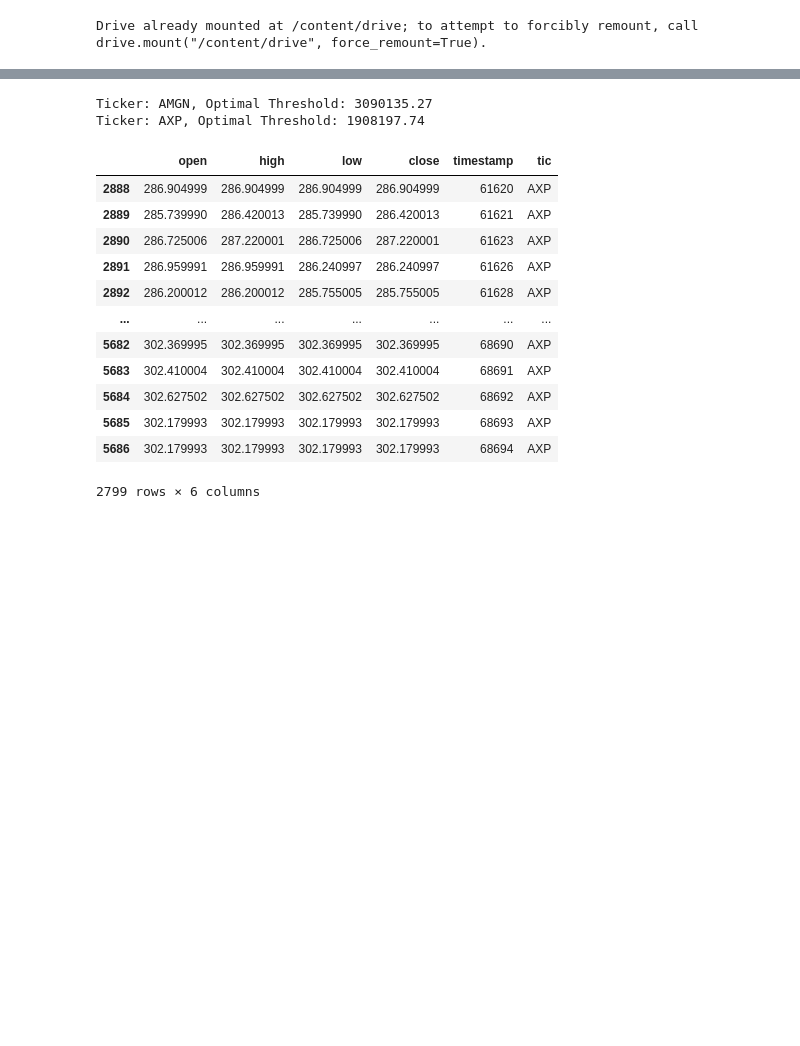
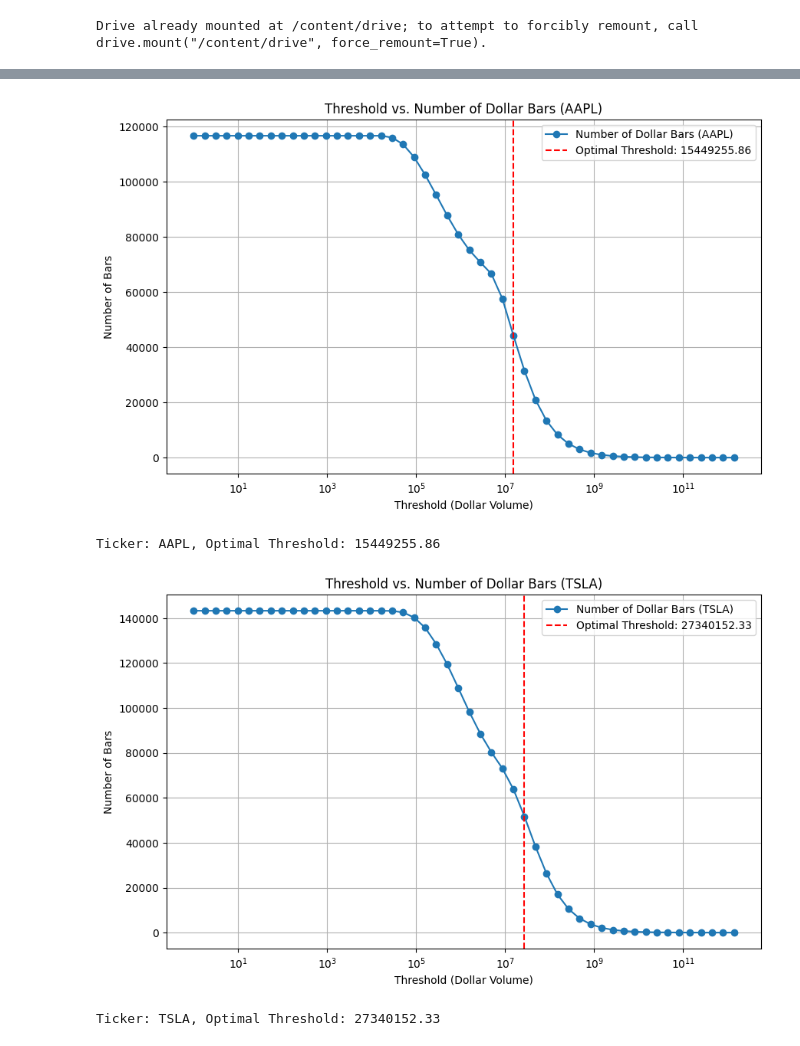
Before and after one commit to SvenTern/algotrade, a Jupyter notebook: test_dollar_bars.ipynb, the cells around one changed output, grey strips where cells are left out. Drawn from its saved outputs; the diff is of its cells as text; code cells hidden in the pictures; blank space fills up the shorter version.

```diff
--- a/test_dollar_bars.ipynb
+++ b/test_dollar_bars.ipynb
@@ -827,6 +879,8 @@ df_clean
 # %%
-optimal_threshold = processor.evaluate_optimal_threshold(df_clean)
+optimal_threshold = processor.evaluate_optimal_threshold(df, target_bar_ratio=0.4)
 # %% [output]
+[figure, added]
-Ticker: AMGN, Optimal Threshold: 3090135.27
-Ticker: AXP, Optimal Threshold: 1908197.74
+Ticker: AAPL, Optimal Threshold: 15449255.86
+[figure, added]
+Ticker: TSLA, Optimal Threshold: 27340152.33
 # %%
@@ -834,16 +887,0 @@ data_final = processor.create_dollar_bars(df_clean, optimal_threshold)
-# %%
-data_final.loc[data_final['tic']=='AXP']
-# %% [output]
-|  | open | high | low | close | timestamp | tic |
-| 2888 | 286.904999 | 286.904999 | 286.904999 | 286.904999 | 61620 | AXP |
-| 2889 | 285.739990 | 286.420013 | 285.739990 | 286.420013 | 61621 | AXP |
-| 2890 | 286.725006 | 287.220001 | 286.725006 | 287.220001 | 61623 | AXP |
-| 2891 | 286.959991 | 286.959991 | 286.240997 | 286.240997 | 61626 | AXP |
-| 2892 | 286.200012 | 286.200012 | 285.755005 | 285.755005 | 61628 | AXP |
-| ... | ... | ... | ... | ... | ... | ... |
-| 5682 | 302.369995 | 302.369995 | 302.369995 | 302.369995 | 68690 | AXP |
-| 5683 | 302.410004 | 302.410004 | 302.410004 | 302.410004 | 68691 | AXP |
-| 5684 | 302.627502 | 302.627502 | 302.627502 | 302.627502 | 68692 | AXP |
-| 5685 | 302.179993 | 302.179993 | 302.179993 | 302.179993 | 68693 | AXP |
-| 5686 | 302.179993 | 302.179993 | 302.179993 | 302.179993 | 68694 | AXP |
-2799 rows × 6 columns
```
Also changed, not shown: parts of 13 cells of this notebook.
